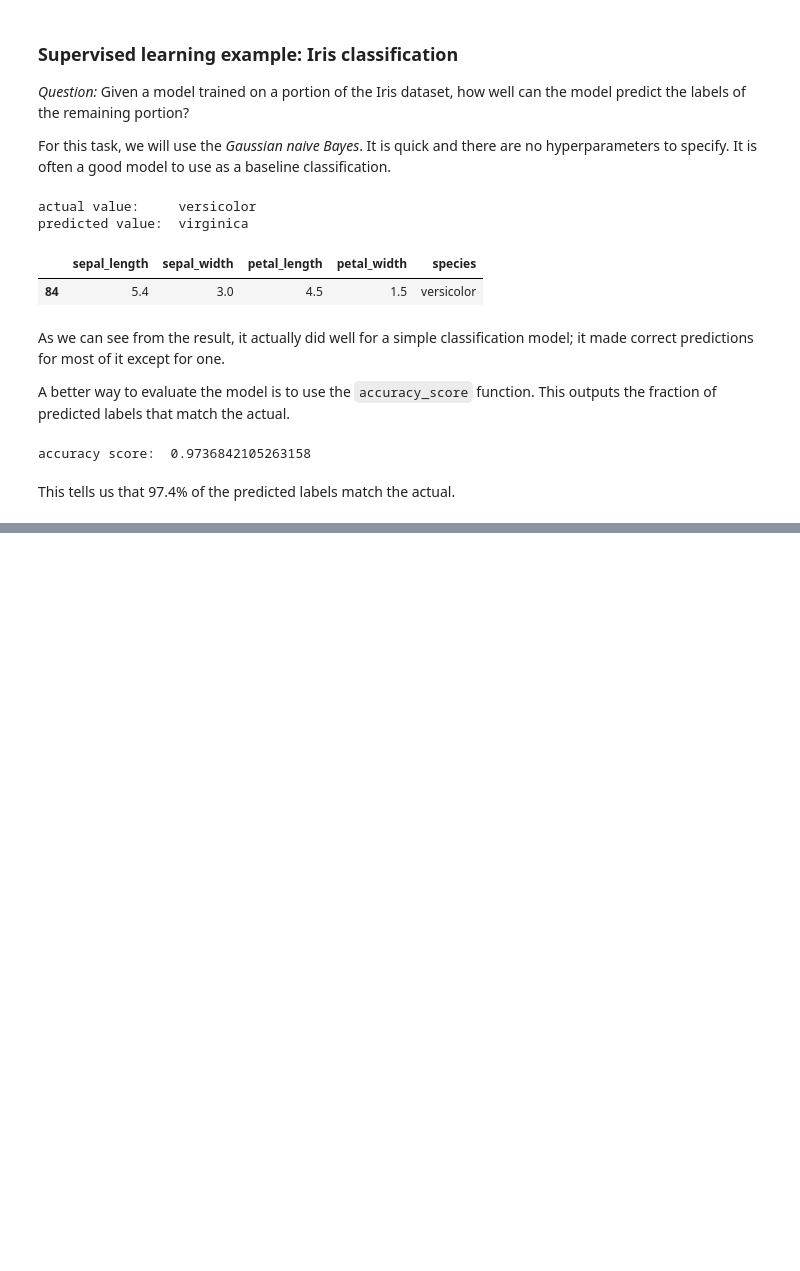
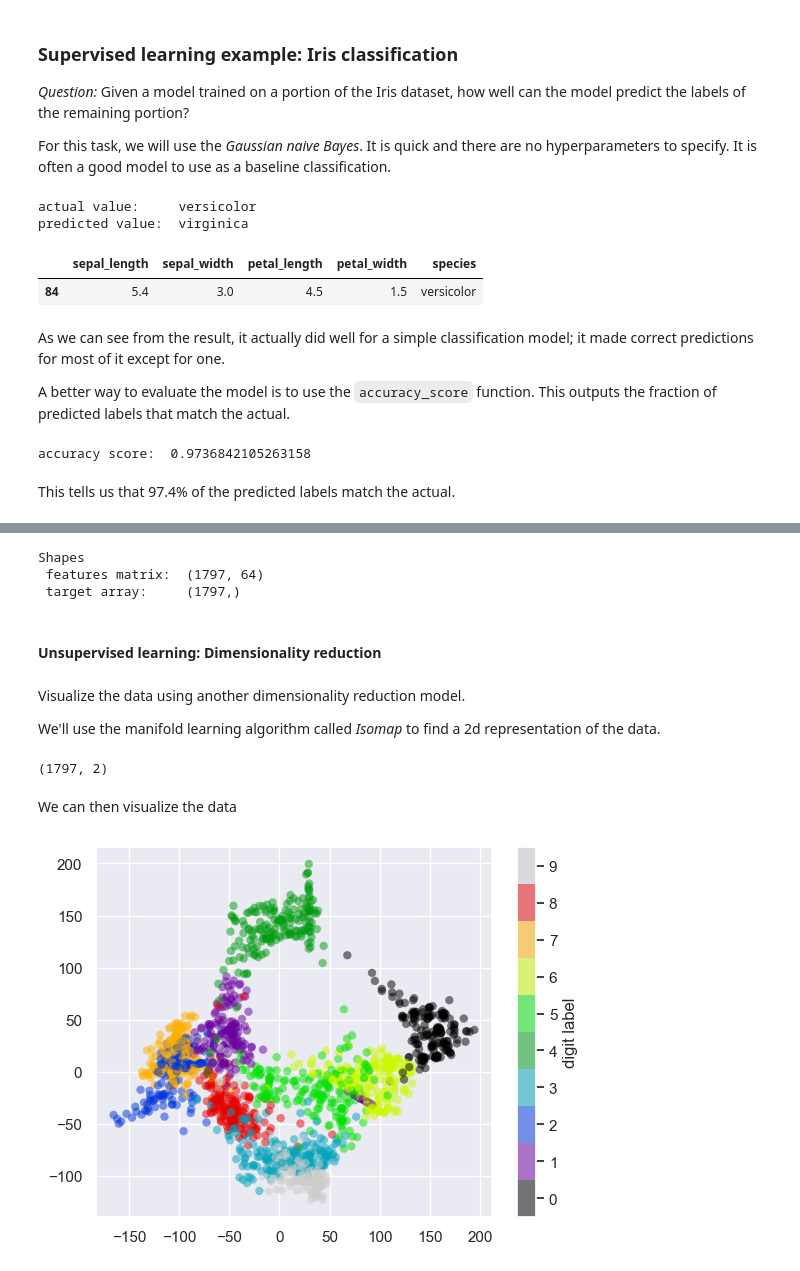
Before and after one commit to svd-jelo/IBM-Data-Science-Specialization, a Jupyter notebook: Course-9_Machine-Learning/notebooks/NB1_Intro-to-Scikit-Learn.ipynb, the cells around one changed output, grey strips where cells are left out. Saved outputs shown, nothing was run; the diff lists cells and outputs as text; code cells hidden in the pictures; blank space fills up the shorter version.

```diff
--- a/Course-9_Machine-Learning/notebooks/NB1_Intro-to-Scikit-Learn.ipynb
+++ b/Course-9_Machine-Learning/notebooks/NB1_Intro-to-Scikit-Learn.ipynb
@@ -231,0 +371,46 @@ This tells us that 97.4% of the predicted labels match the actual.
+# %%
+X = digits.data # the features matrix
+y = digits.target # the target array
+
+print('Shapes')
+print(' features matrix: ', X.shape)
+print(' target array:    ', y.shape)
+# %% [output]
+Shapes
+ features matrix:  (1797, 64)
+ target array:     (1797,)
+# %% [markdown]
+#### Unsupervised learning: Dimensionality reduction
+# %% [markdown]
+Visualize the data using another dimensionality reduction model.
+
+We'll use the manifold learning algorithm called *Isomap* to find a 2d representation of the data.
+# %%
+from sklearn.manifold import Isomap #1. Choose model
+
+#2. Create instance and set hyperparameters
+#Similar to the PCA model, specify n_components as 2.
+model = Isomap(n_components=2)
+
+#3. We have already prepared the data -- we have features matrix X and target array y
+
+model.fit(X) #4. fit the model
+data_projected = model.transform(X) #5. Use the model to transform data
+data_projected.shape
+# %% [output]
+(1797, 2)
+# %% [markdown]
+We can then visualize the data
+# %%
+plt.scatter(
+    data_projected[:,0],
+    data_projected[:,1],
+    c = digits.target,
+    edgecolor = 'none', alpha = 0.5,
+    cmap = plt.get_cmap('nipy_spectral', 10)
+)
+plt.colorbar(label='digit label', ticks=range(10))
+plt.clim(-0.5,9.5)
+plt.show()
+# %% [output]
+[figure, added]
```
Also changed, not shown: parts of 28 cells of this notebook.
